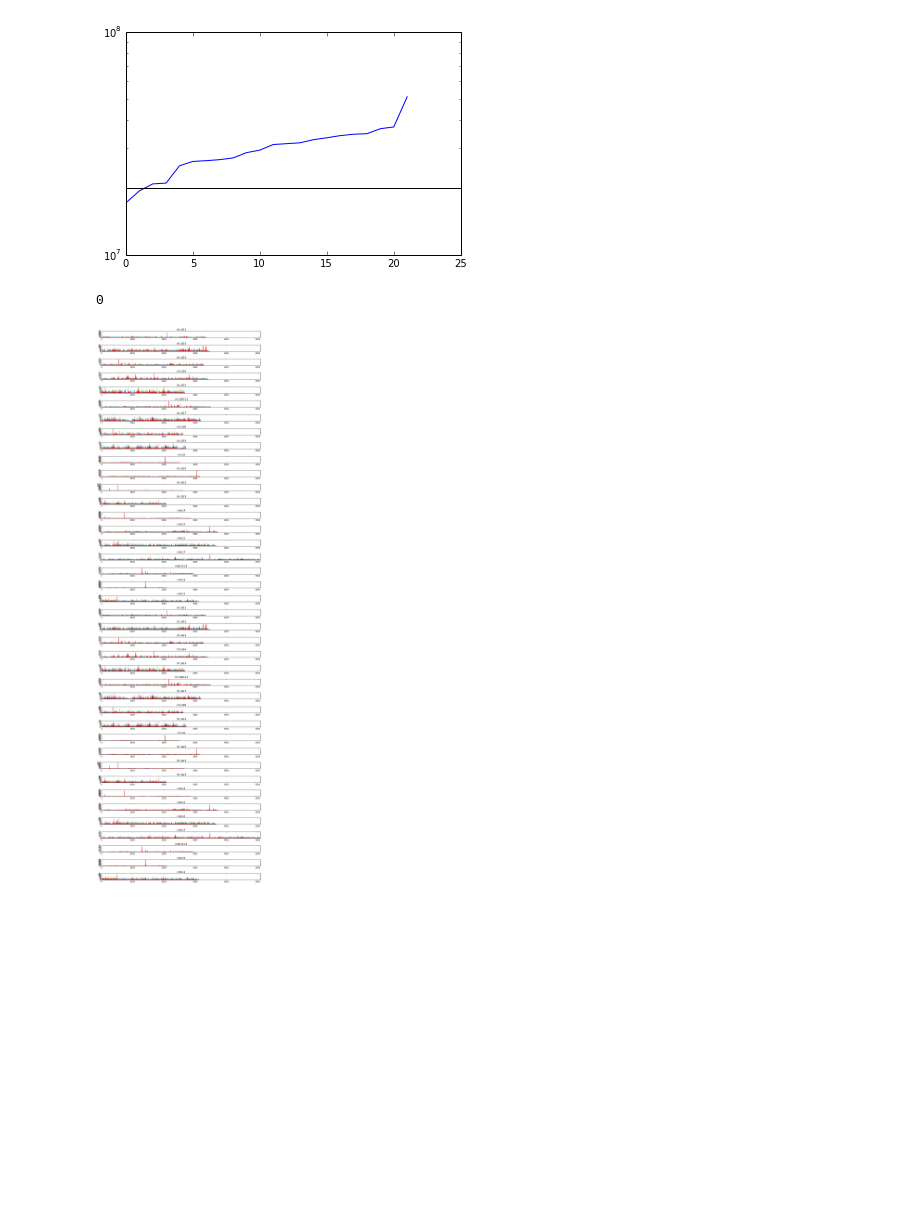
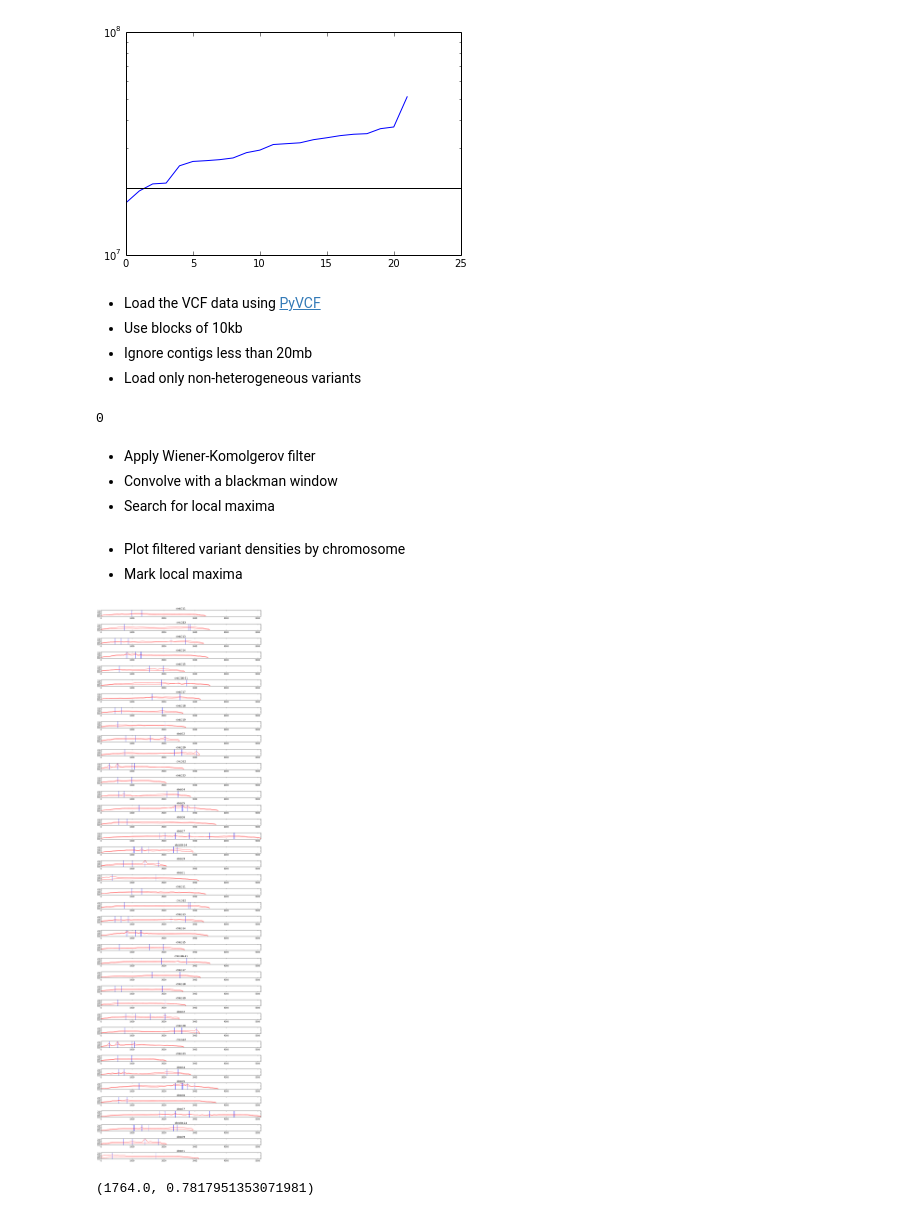
Before and after one commit to dodtlim/ulakes, a Jupyter notebook: ulakes.ipynb, the cells around one changed output. Cells and saved outputs as stored; diff of their text form; code cells hidden in the pictures; blank space fills up the shorter version.

Commit message:
Proof of concept variant density.

```diff
--- a/ulakes.ipynb
+++ b/ulakes.ipynb
@@ -31,6 +35,11 @@ Populating the interactive namespace from numpy and matplotlib
 WARNING: pylab import has clobbered these variables: ['blackman', 'convolve']
 `%matplotlib` prevents importing * from pylab and numpy
 [figure]
+# %% [markdown]
+* Load the VCF data using [PyVCF](https://github.com/jdoughertyii/PyVCF)
+* Use blocks of 10kb
+* Ignore contigs less than 20mb
+* Load only non-heterogeneous variants
 # %%
 for n,obs in enumerate(vcf_reader) :
     if n%100000 == 0 : print n
@@ -44,25 +53,48 @@ for n,obs in enumerate(vcf_reader) :
                 = mysamples[s.sample][obs.CHROM]['snps'][s.site.POS/block_size] + 1
 # %% [output]
 0
+# %% [markdown]
+* Apply Wiener-Komolgerov filter
+* Convolve with a blackman window
+* Search for local maxima
 # %%
 from scipy.signal import blackman, wiener, convolve
+from pique import peak
 
-window = blackman( 100 )
+window = blackman( 200 )
 window = window / sum(window)
 
+maxsnps = 0
 for n,c in enumerate(bigcontigs) :
     for s in vcf_reader.samples :
-        mysamples[s][c]['wiener'] = wiener( mysamples[s][c]['snps'], mysize=50 )
+        data = wiener( mysamples[s][c]['snps'], mysize=1000 )
+        data = convolve( data, window, mode='same' )
+        if max(data) > maxsnps : maxsnps = max(data)
+        maxtab, mintab = peak.peakdet(data, 0.1)
+        mysamples[s][c]['wiener'] = data
+        mysamples[s][c]['maxima'] = maxtab
+        mysamples[s][c]['minima'] = mintab
+# %% [markdown]
+* Plot filtered variant densities by chromosome
+* Mark local maxima
 # %%
 figsize(12,40)
 
 for n,c in enumerate(bigcontigs) :
     subplot(len(bigcontigs),1,n)
     for s in vcf_reader.samples :
-        plot(mysamples[s][c]['snps'],alpha=.4)
+        #plot(mysamples[s][c]['snps'],alpha=.4)
+        for maximum in mysamples[s][c]['maxima'] :
+            x,y = maximum
+            axvline(x)
         plot(mysamples[s][c]['wiener'],color='red')
         xlim(0,max(contig_lengths.values())/block_size)
+        ylim(0,maxsnps)
         title(c)
 tight_layout()
 # %% [output]
-[figure, old version]
+[figure, new version]
+# %%
+maximum
+# %% [output]
+(1764.0, 0.7817951353071981)
```
Also changed, not shown: parts of 2 cells of this notebook, 1 other file.
